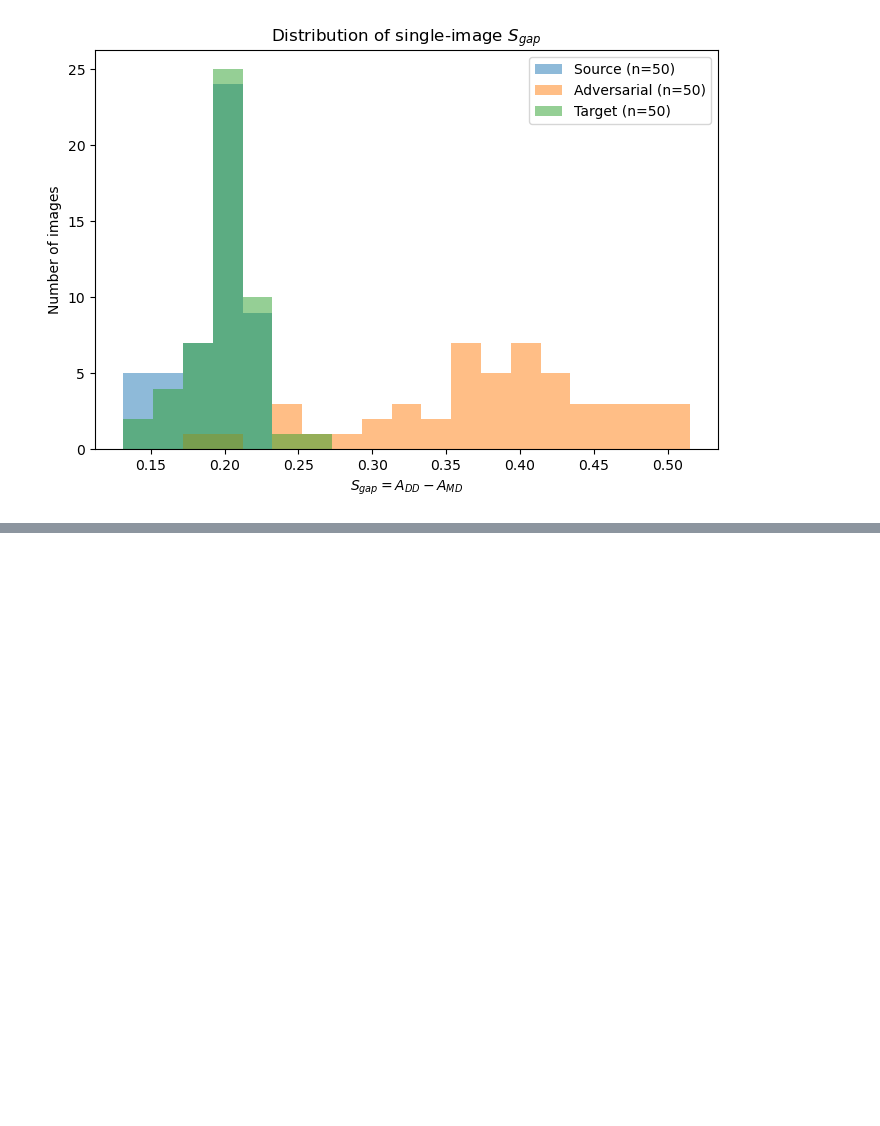
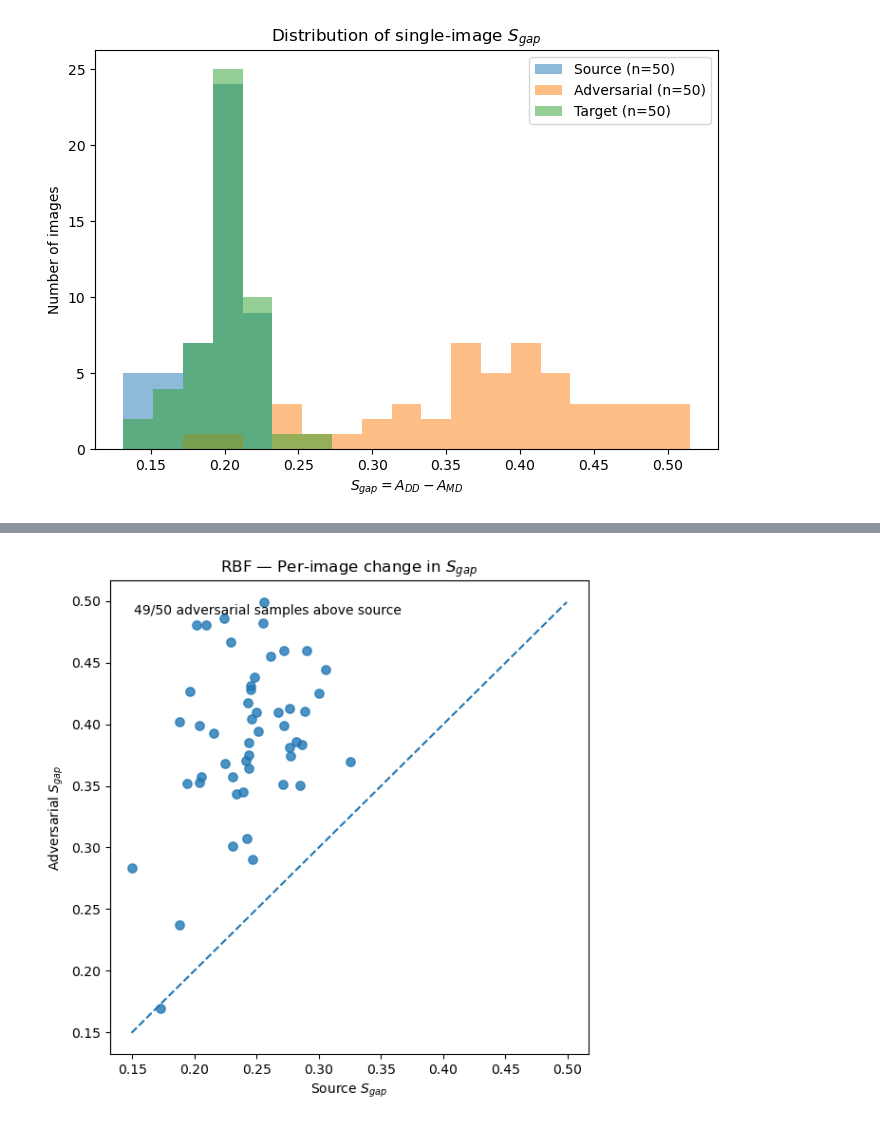
Before and after one commit to anantaraha/amp, a Jupyter notebook: adversarial_mislabeling_attack/llava/test-exp3-analysis.ipynb, the cells around one changed output, grey strips where cells are left out. Drawn from its saved outputs; the diff is of its cells as text; code cells hidden in the pictures; blank space fills up the shorter version.

```diff
--- a/adversarial_mislabeling_attack/llava/test-exp3-analysis.ipynb
+++ b/adversarial_mislabeling_attack/llava/test-exp3-analysis.ipynb
@@ -108,0 +113,10 @@ plt.show()
+# %%
+from pathlib import Path
+
+RBF_CSV_PATH = Path(CSV_PATH).with_name("exp3_rbf_image_scores.csv")
+if not RBF_CSV_PATH.is_file():
+    raise FileNotFoundError(f"{RBF_CSV_PATH} is missing; run exp3.py with --cka both")
+
+rbf_df = pd.read_csv(RBF_CSV_PATH)
+print(f"RBF rows: {len(rbf_df)}")
+print(rbf_df["condition"].value_counts())
@@ -108,0 +162,31 @@ plt.show()
+# %%
+rbf_paired = (
+    rbf_df.pivot(index="sample_id", columns="condition", values="S_gap")
+      .dropna(subset=["source", "adversarial"])
+)
+
+fig, ax = plt.subplots(figsize=(6, 6))
+
+ax.scatter(rbf_paired["source"], rbf_paired["adversarial"], s=45, alpha=0.8)
+
+low = min(rbf_paired["source"].min(), rbf_paired["adversarial"].min())
+high = max(rbf_paired["source"].max(), rbf_paired["adversarial"].max())
+
+ax.plot([low, high], [low, high], "--", linewidth=1.5)
+
+ax.set_xlabel(r"Source $S_{gap}$")
+ax.set_ylabel(r"Adversarial $S_{gap}$")
+ax.set_title(r"RBF — Per-image change in $S_{gap}$")
+
+rbf_n_above = (rbf_paired["adversarial"] > rbf_paired["source"]).sum()
+ax.text(
+    0.05, 0.95,
+    f"{rbf_n_above}/{len(rbf_paired)} adversarial samples above source",
+    transform=ax.transAxes,
+    va="top"
+)
+
+plt.tight_layout()
+plt.show()
+# %% [output]
+[figure, added]
```
Also changed, not shown: parts of 11 cells of this notebook, 8 other files.
